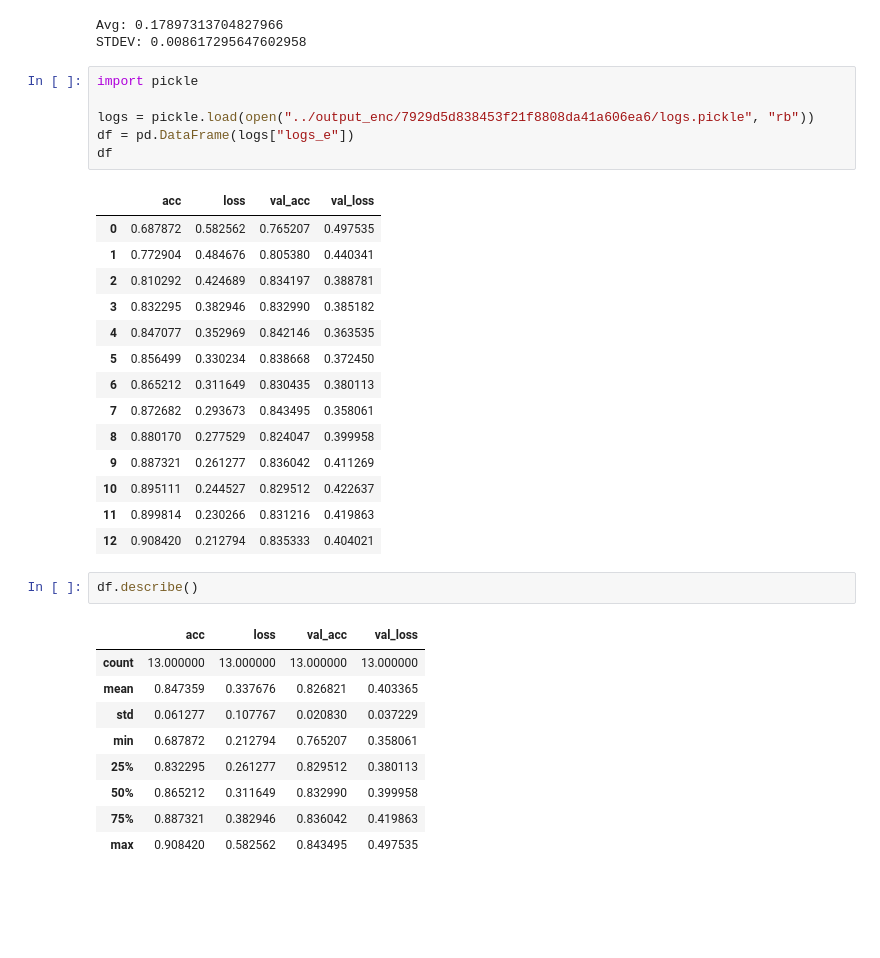
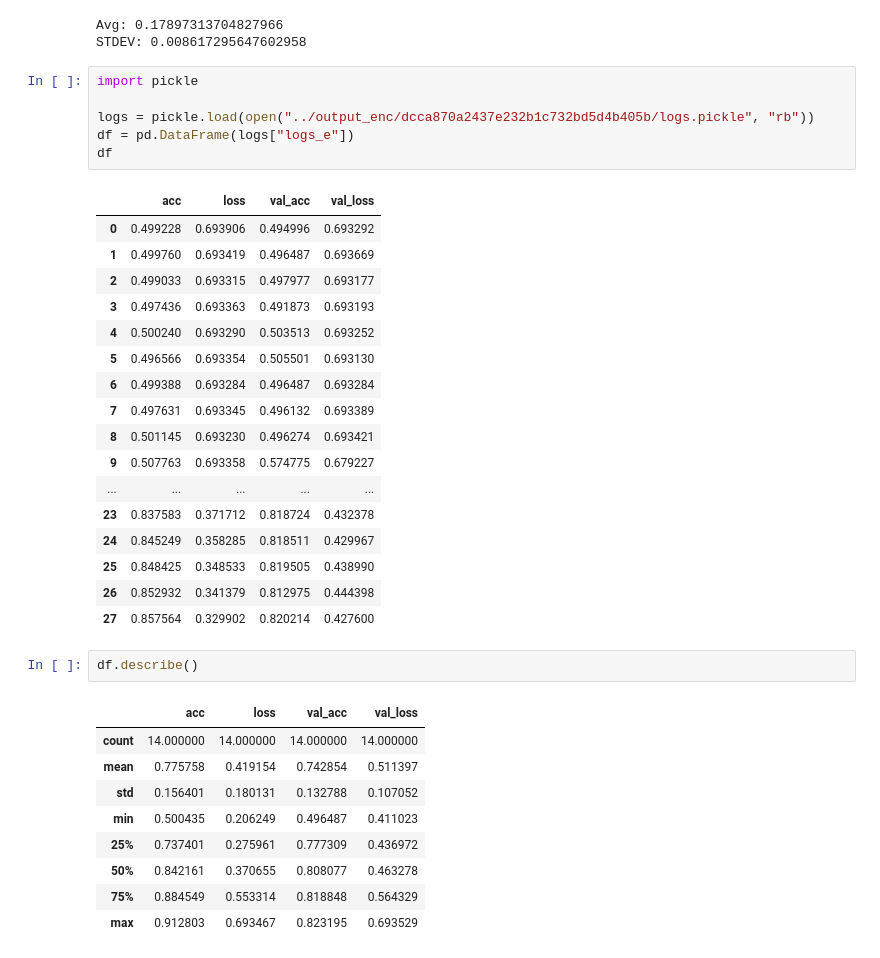
Before and after one commit to FarjanaSultanaMim/DiscoShuffle, a Jupyter notebook: jpnb/experiment.ipynb, the cells around one changed output. Drawn from its saved outputs; the diff is of its cells as text; blank space fills up the shorter version.

```diff
--- a/jpnb/experiment.ipynb
+++ b/jpnb/experiment.ipynb
@@ -305,33 +305,36 @@ STDEV: 0.008617295647602958
 # %%
 import pickle
 
-logs = pickle.load(open("../output_enc/7929d5d838453f21f8808da41a606ea6/logs.pickle", "rb"))
+logs = pickle.load(open("../output_enc/dcca870a2437e232b1c732bd5d4b405b/logs.pickle", "rb"))
 df = pd.DataFrame(logs["logs_e"])
 df
 # %% [output]
 |  | acc | loss | val_acc | val_loss |
-| 0 | 0.687872 | 0.582562 | 0.765207 | 0.497535 |
-| 1 | 0.772904 | 0.484676 | 0.805380 | 0.440341 |
-| 2 | 0.810292 | 0.424689 | 0.834197 | 0.388781 |
-| 3 | 0.832295 | 0.382946 | 0.832990 | 0.385182 |
-| 4 | 0.847077 | 0.352969 | 0.842146 | 0.363535 |
-| 5 | 0.856499 | 0.330234 | 0.838668 | 0.372450 |
-| 6 | 0.865212 | 0.311649 | 0.830435 | 0.380113 |
-| 7 | 0.872682 | 0.293673 | 0.843495 | 0.358061 |
-| 8 | 0.880170 | 0.277529 | 0.824047 | 0.399958 |
-| 9 | 0.887321 | 0.261277 | 0.836042 | 0.411269 |
-| 10 | 0.895111 | 0.244527 | 0.829512 | 0.422637 |
-| 11 | 0.899814 | 0.230266 | 0.831216 | 0.419863 |
-| 12 | 0.908420 | 0.212794 | 0.835333 | 0.404021 |
+| 0 | 0.499228 | 0.693906 | 0.494996 | 0.693292 |
+| 1 | 0.499760 | 0.693419 | 0.496487 | 0.693669 |
+| 2 | 0.499033 | 0.693315 | 0.497977 | 0.693177 |
+| 3 | 0.497436 | 0.693363 | 0.491873 | 0.693193 |
+| 4 | 0.500240 | 0.693290 | 0.503513 | 0.693252 |
+| 5 | 0.496566 | 0.693354 | 0.505501 | 0.693130 |
+| 6 | 0.499388 | 0.693284 | 0.496487 | 0.693284 |
+| 7 | 0.497631 | 0.693345 | 0.496132 | 0.693389 |
+| 8 | 0.501145 | 0.693230 | 0.496274 | 0.693421 |
+| 9 | 0.507763 | 0.693358 | 0.574775 | 0.679227 |
+| ... | ... | ... | ... | ... |
+| 23 | 0.837583 | 0.371712 | 0.818724 | 0.432378 |
+| 24 | 0.845249 | 0.358285 | 0.818511 | 0.429967 |
+| 25 | 0.848425 | 0.348533 | 0.819505 | 0.438990 |
+| 26 | 0.852932 | 0.341379 | 0.812975 | 0.444398 |
+| 27 | 0.857564 | 0.329902 | 0.820214 | 0.427600 |
 # %%
 df.describe()
 # %% [output]
 |  | acc | loss | val_acc | val_loss |
-| count | 13.000000 | 13.000000 | 13.000000 | 13.000000 |
-| mean | 0.847359 | 0.337676 | 0.826821 | 0.403365 |
-| std | 0.061277 | 0.107767 | 0.020830 | 0.037229 |
-| min | 0.687872 | 0.212794 | 0.765207 | 0.358061 |
-| 25% | 0.832295 | 0.261277 | 0.829512 | 0.380113 |
-| 50% | 0.865212 | 0.311649 | 0.832990 | 0.399958 |
-| 75% | 0.887321 | 0.382946 | 0.836042 | 0.419863 |
-| max | 0.908420 | 0.582562 | 0.843495 | 0.497535 |
+| count | 14.000000 | 14.000000 | 14.000000 | 14.000000 |
+| mean | 0.775758 | 0.419154 | 0.742854 | 0.511397 |
+| std | 0.156401 | 0.180131 | 0.132788 | 0.107052 |
+| min | 0.500435 | 0.206249 | 0.496487 | 0.411023 |
+| 25% | 0.737401 | 0.275961 | 0.777309 | 0.436972 |
+| 50% | 0.842161 | 0.370655 | 0.808077 | 0.463278 |
+| 75% | 0.884549 | 0.553314 | 0.818848 | 0.564329 |
+| max | 0.912803 | 0.693467 | 0.823195 | 0.693529 |
```
Also changed, not shown: 2 other files.
